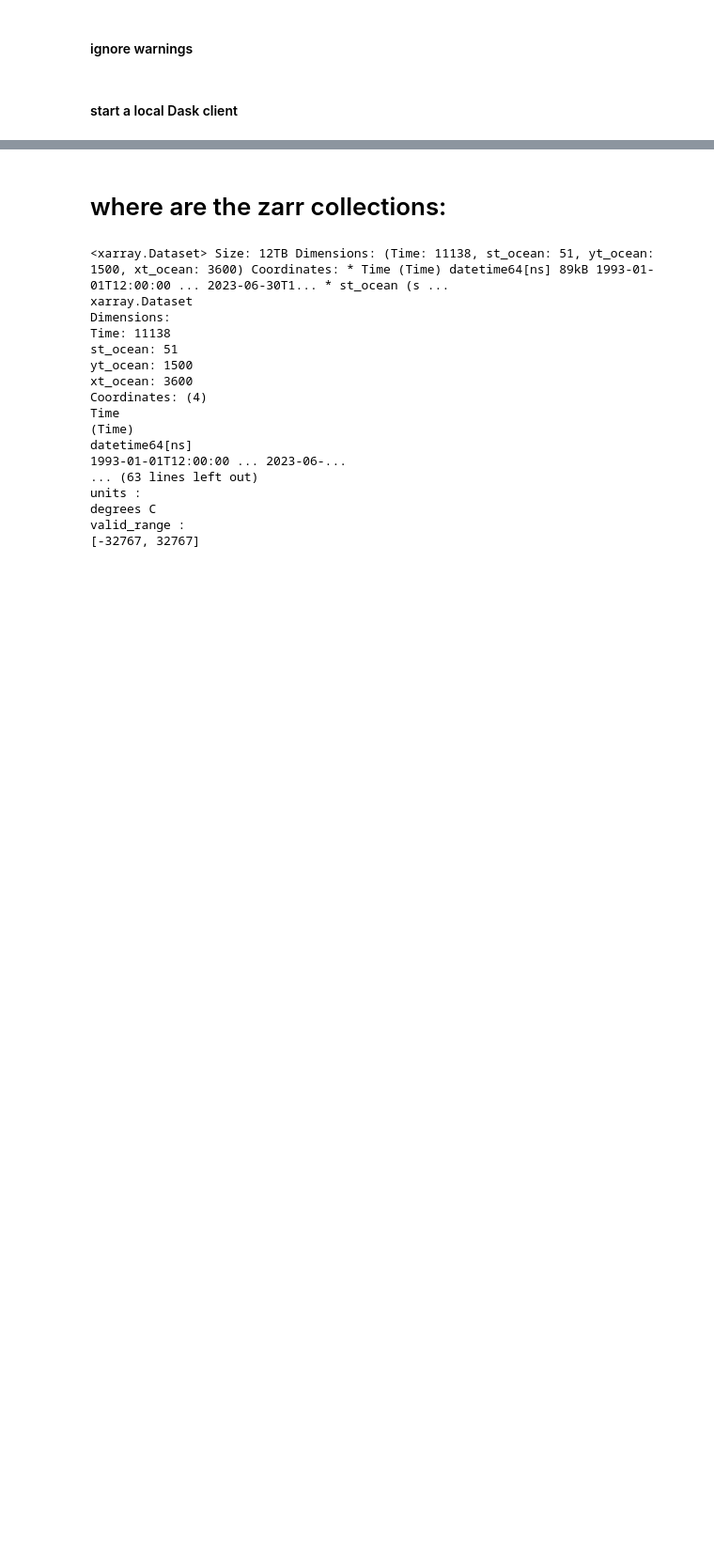
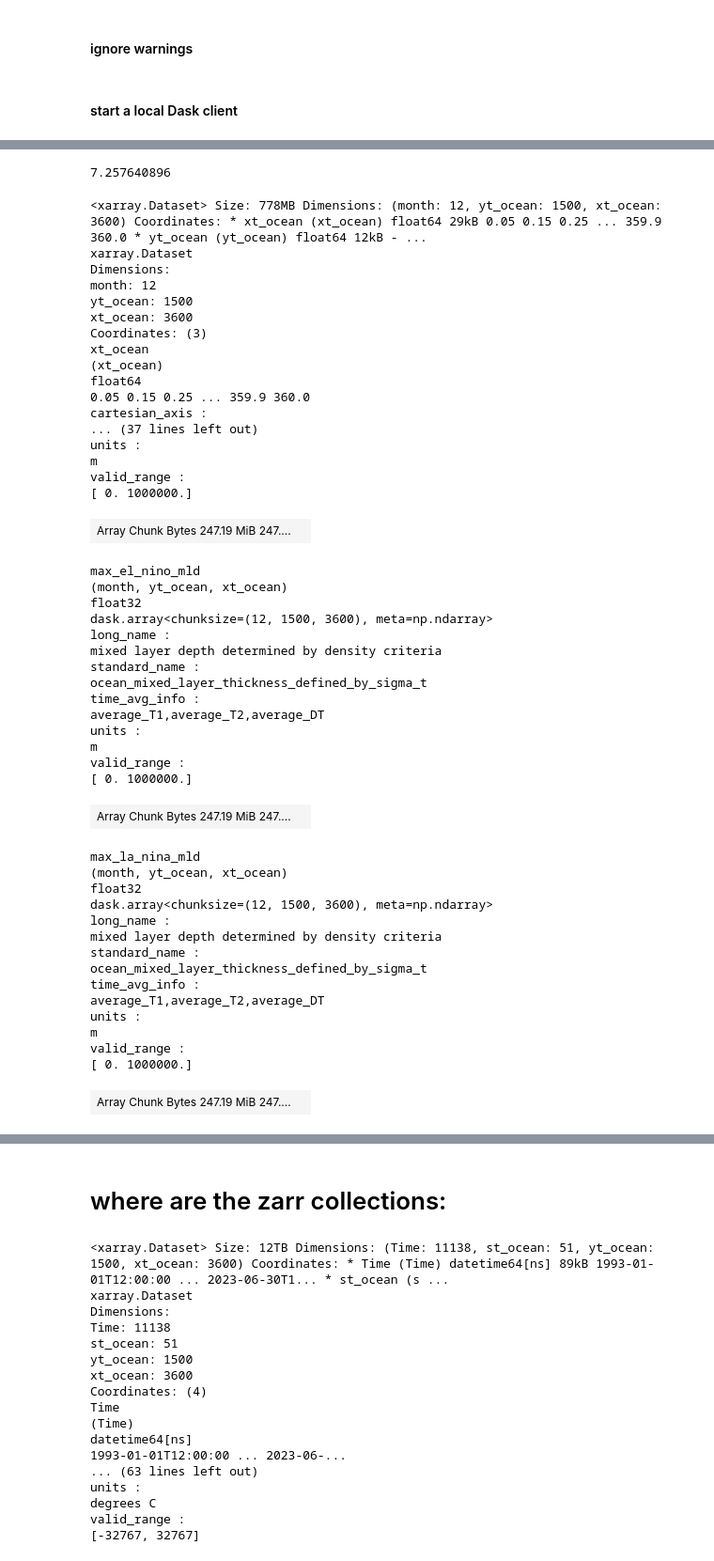
Before and after one commit to Thomas-Moore-Creative/BRAN-climatology-generator-demo, a Jupyter notebook: notebooks/BRAN2020_clim_demo_sandbox.ipynb, the cells around one changed output, grey strips where cells are left out. Shown at 94% size. Saved outputs shown, nothing was run; the diff lists cells and outputs as text; code cells hidden in the pictures; blank space fills up the shorter version.

```diff
--- a/notebooks/BRAN2020_clim_demo_sandbox.ipynb
+++ b/notebooks/BRAN2020_clim_demo_sandbox.ipynb
@@ -43,0 +46,6 @@ with dask.config.set({"distributed.scheduler.worker-saturation": 1.0,
+# %%
+results_path = '/g/data/es60/users/thomas_moore/clim_demo_results/daily/draft_delivery/'
+mld_file = results_path+'BRAN2020_clim_demo_mld.nc'
+#eta_t_file = results_path+'BRAN2020_clim_demo_eta_t.nc'
+mld_stats_dataset = xr.open_dataset(mld_file,chunks={})
+#eta_t_stats_dataset = xr.open_dataset(eta_t_file,chunks={})
@@ -43,0 +72,56 @@ with dask.config.set({"distributed.scheduler.worker-saturation": 1.0,
+# %%
+mld_stats_dataset.nbytes/1e9
+# %% [output]
+7.257640896
+# %%
+max_mld = mld_stats_dataset[['max_mld','max_el_nino_mld','max_la_nina_mld']]
+max_mld
+# %% [output]
+<xarray.Dataset> Size: 778MB Dimensions: (month: 12, yt_ocean: 1500, xt_ocean: 3600) Coordinates: * xt_ocean (xt_ocean) float64 29kB 0.05 0.15 0.25 ... 359.9 360.0 * yt_ocean (yt_ocean) float64 12kB - ...
+xarray.Dataset
+Dimensions:
+month: 12
+yt_ocean: 1500
+xt_ocean: 3600
+Coordinates: (3)
+xt_ocean
+(xt_ocean)
+float64
+0.05 0.15 0.25 ... 359.9 360.0
+cartesian_axis :
+... (37 lines left out)
+units :
+m
+valid_range :
+[ 0. 1000000.]
+| Array Chunk Bytes 247.19 MiB 247.... |  |
+max_el_nino_mld
+(month, yt_ocean, xt_ocean)
+float32
+dask.array<chunksize=(12, 1500, 3600), meta=np.ndarray>
+long_name :
+mixed layer depth determined by density criteria
+standard_name :
+ocean_mixed_layer_thickness_defined_by_sigma_t
+time_avg_info :
+average_T1,average_T2,average_DT
+units :
+m
+valid_range :
+[ 0. 1000000.]
+| Array Chunk Bytes 247.19 MiB 247.... |  |
+max_la_nina_mld
+(month, yt_ocean, xt_ocean)
+float32
+dask.array<chunksize=(12, 1500, 3600), meta=np.ndarray>
+long_name :
+mixed layer depth determined by density criteria
+standard_name :
+ocean_mixed_layer_thickness_defined_by_sigma_t
+time_avg_info :
+average_T1,average_T2,average_DT
+units :
+m
+valid_range :
+[ 0. 1000000.]
+| Array Chunk Bytes 247.19 MiB 247.... |  |
```
Also changed, not shown: parts of 10 cells of this notebook.
